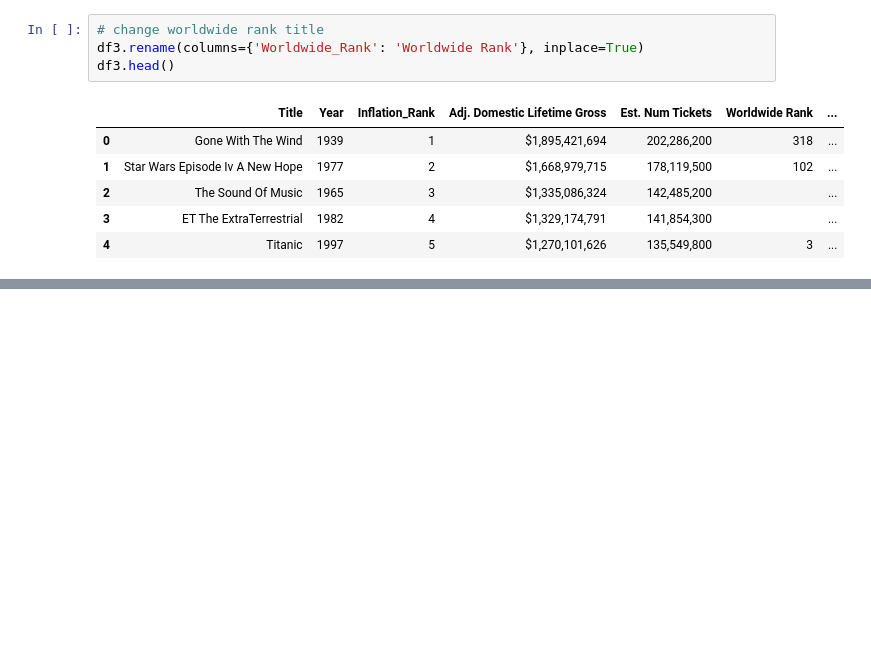
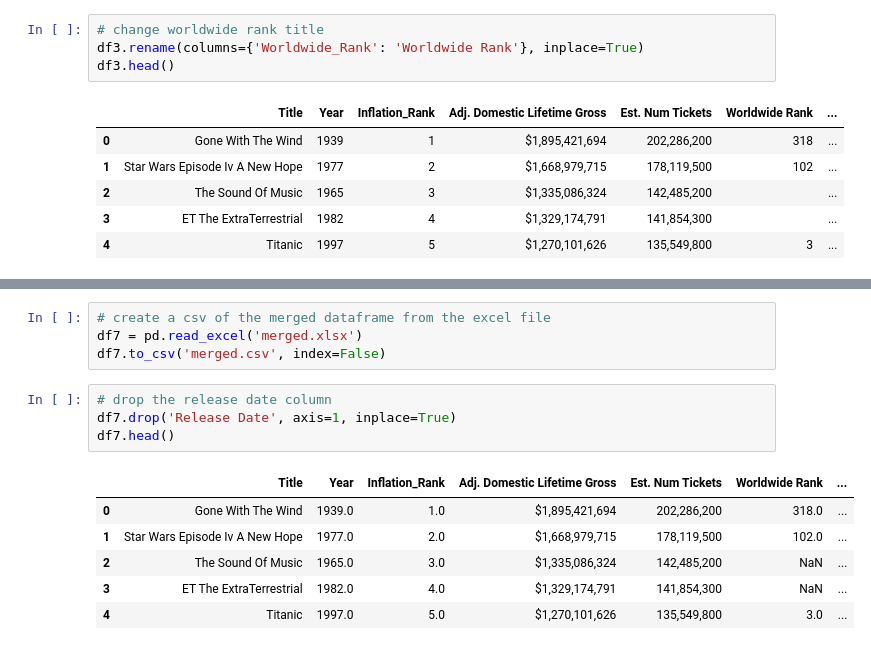
Before and after one commit to matanick1/Movie_Project_1, a Jupyter notebook: Movie_code.ipynb, the cells around one changed output, grey strips where cells are left out. Saved outputs shown, nothing was run; the diff lists cells and outputs as text; blank space fills up the shorter version.

```diff
--- a/Movie_code.ipynb
+++ b/Movie_code.ipynb
@@ -445,0 +502,15 @@ df3.to_csv('cleaned5.csv')
+# %%
+# create a csv of the merged dataframe from the excel file
+df7 = pd.read_excel('merged.xlsx')
+df7.to_csv('merged.csv', index=False)
+# %%
+# drop the release date column
+df7.drop('Release Date', axis=1, inplace=True)
+df7.head()
+# %% [output]
+|  | Title | Year | Inflation_Rank | Adj. Domestic Lifetime Gross | Est. Num Tickets | Worldwide Rank | ... |
+| 0 | Gone With The Wind | 1939.0 | 1.0 | $1,895,421,694 | 202,286,200 | 318.0 | ... |
+| 1 | Star Wars Episode Iv A New Hope | 1977.0 | 2.0 | $1,668,979,715 | 178,119,500 | 102.0 | ... |
+| 2 | The Sound Of Music | 1965.0 | 3.0 | $1,335,086,324 | 142,485,200 | NaN | ... |
+| 3 | ET The ExtraTerrestrial | 1982.0 | 4.0 | $1,329,174,791 | 141,854,300 | NaN | ... |
+| 4 | Titanic | 1997.0 | 5.0 | $1,270,101,626 | 135,549,800 | 3.0 | ... |
```
Also changed, not shown: parts of 19 cells of this notebook, 4 other files.
